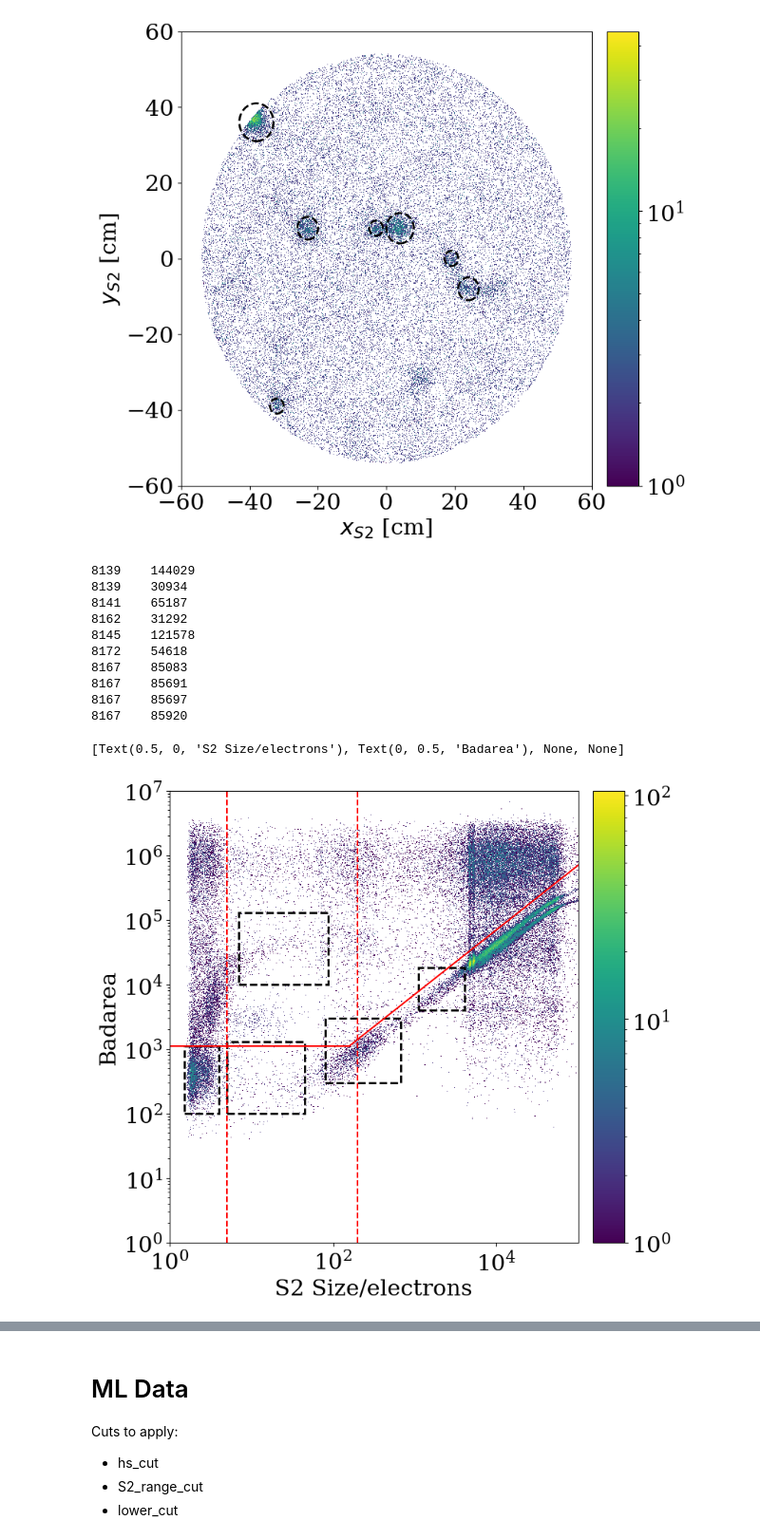
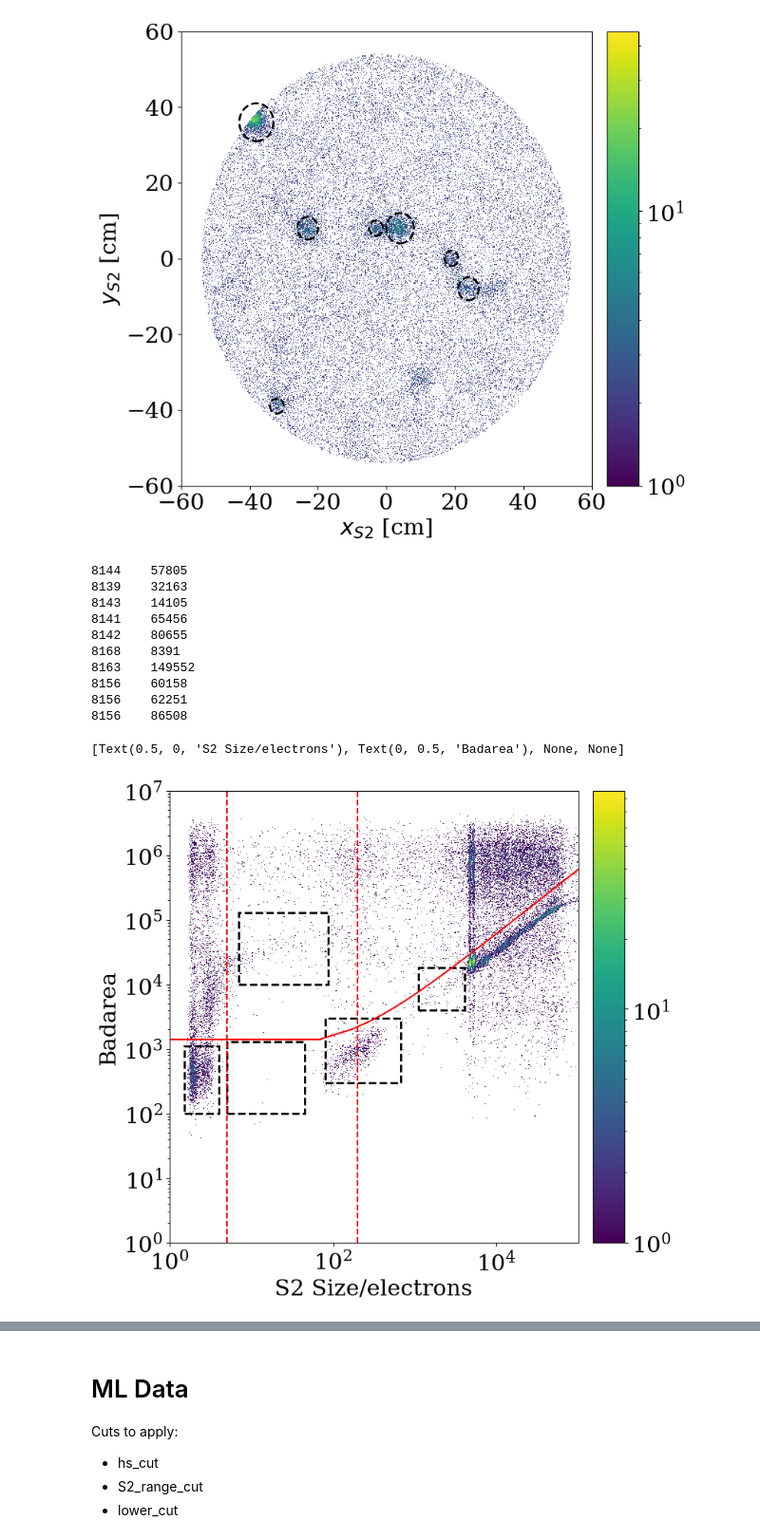
Before and after one commit to lizziewitt/MSci_Project, a Jupyter notebook: 01_badarea.ipynb, the cells around one changed output, grey strips where cells are left out. Shown at 95% size. Cells and saved outputs as stored; diff of their text form; code cells hidden in the pictures.

```diff
--- a/01_badarea.ipynb
+++ b/01_badarea.ipynb
@@ -129,20 +129,20 @@ ax.set(xlabel=r'$x_{S2}$ [cm]',ylabel=r'$y_{S2}$ [cm]')
 
 #HS1 ( the really bright one )
 
-hs1_cut_inside =  (((data.S2_x_cm+38)**2 + (data.S2_y_cm-36)**2)**0.5 < 5) & S2_size_cut
+hs2_cut_inside =  (((data.S2_x_cm+23)**2 + (data.S2_y_cm-8)**2)**0.5 < 3) & S2_size_cut
 for ii in range(10):
-    print('%i\t%i'%(data.runID[hs1_cut_inside][ii],data.evtID[hs1_cut_inside][ii]))
+    print('%i\t%i'%(data.runID[hs2_cut_inside][ii],data.evtID[hs2_cut_inside][ii]))
 # %% [output]
-8139    144029
-8139    30934
-8141    65187
-8162    31292
-8145    121578
-8172    54618
-8167    85083
-8167    85691
-8167    85697
-8167    85920
+8144    57805
+8139    32163
+8143    14105
+8141    65456
+8142    80655
+8168    8391
+8163    149552
+8156    60158
+8156    62251
+8156    86508
 # %%
 # Making rectangular cuts on badarea plot
 
@@ -165,43 +166,43 @@ lower_cut = horizontal_cut | diagonal_cut
 # Badarea hist
 fig, ax = plt.subplots(figsize=(8,8))
 xy_hist = hist.Hist(S2_axis_es,badarea_axis)
-xy_hist.fill(S2_size_es[hs_cut],data.evt_bad_area[hs_cut])
+xy_hist.fill(S2_size_es[hs_cut&drift_cut],data.evt_bad_area[hs_cut&drift_cut])
 xy_hist.plot(norm=mpl.colors.LogNorm(),cmap='viridis')
 
 # Cut rectangles
 rec1 = Rectangle((1.5, 100),2.5,1020,fill=False,color='black',linewidth=2,linestyle='--')
 rec2 = Rectangle((5, 100),40,1200,fill=False,color='black',linewidth=2,linestyle='--')
 rec3 = Rectangle((7, 10000),80,120000,fill=False,color='black',linewidth=2,linestyle='--')
 rec4 = Rectangle((80, 300),600,2700,fill=False,color='black',linewidth=2,linestyle='--')
 rec5 = Rectangle((1100, 4000),3000,14000,fill=False,color='black',linewidth=2,linestyle='--')
 
 ax.add_patch(rec1)
 ax.add_patch(rec2)
 ax.add_patch(rec3)
 ax.add_patch(rec4)
 ax.add_patch(rec5)
 
 # Line cuts / drawings
 
 y_vert = np.logspace(0, 7, 10)
-y_hor = np.full(10, 1120)
-x_hor = np.linspace(0, 159.64285714285714, 10)
+y_hor = np.full(10, 1420)
+x_hor = np.linspace(0, 70, 10)
 x_5es = np.full(10, 5)
 x_200es = np.full(10, 200)
-x_diag = np.linspace(159.64285714285714, 100000, 10)
-y_diag = 7*x_diag + 2.5
+x_diag = np.linspace(70, 100000, 100)
+y_diag = 6*x_diag + 1000
 
 
 ax.plot(x_5es, y_vert, color = 'red', linestyle = '--')
 ax.plot(x_200es, y_vert, color = 'red', linestyle = '--')
 ax.plot(x_hor, y_hor, color = 'red')
 ax.plot(x_diag, y_diag, color = 'red')
 
 
 ax.set(xlabel=r'S2 Size/electrons',ylabel=r'Badarea', xscale='log', yscale = 'log')
 # %% [output]
 [Text(0.5, 0, 'S2 Size/electrons'), Text(0, 0.5, 'Badarea'), None, None]
-[figure, old version]
+[figure, new version]
 # %%
 # Handscanning
 for ii in range(10):
```
Also changed, not shown: parts of 9 cells of this notebook.
